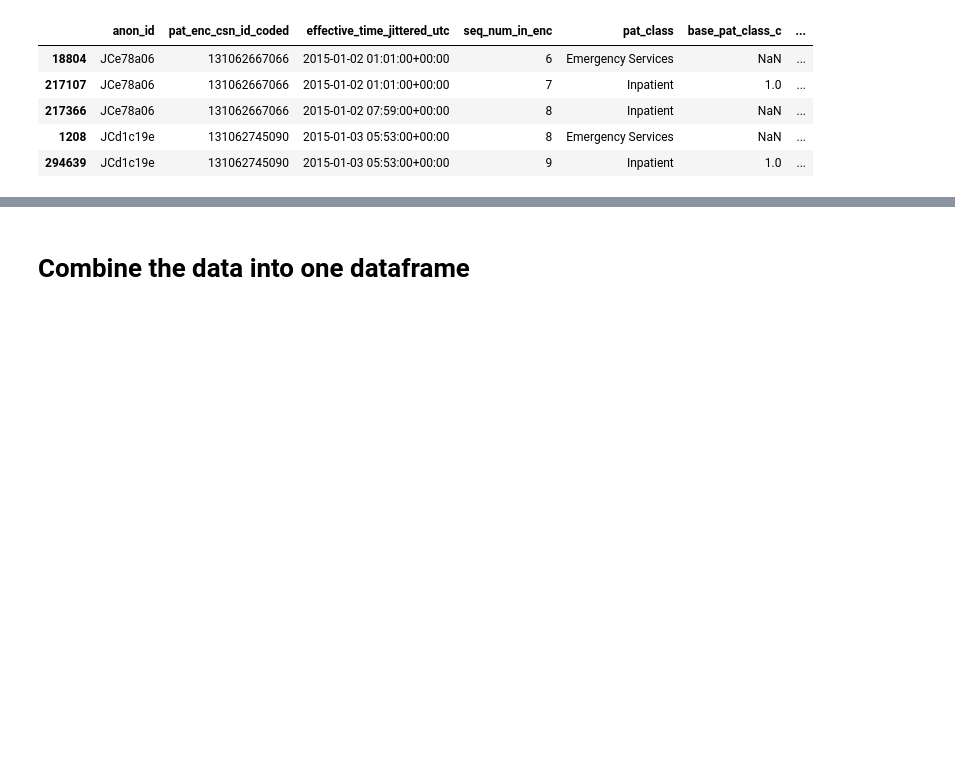
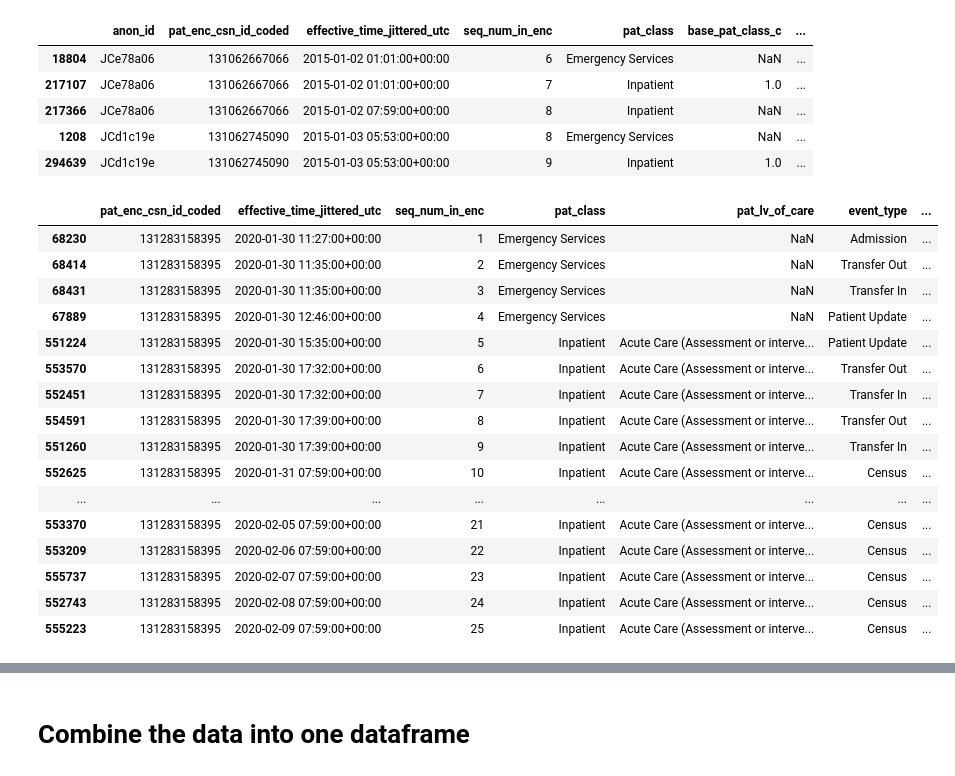
Before and after one commit to Minh084/TDA, a Jupyter notebook: 5_results_analysis/5.2_error_analysis.ipynb, the cells around one changed output, grey strips where cells are left out. Drawn from its saved outputs; the diff is of its cells as text; code cells hidden in the pictures; blank space fills up the shorter version.

```diff
--- a/5_results_analysis/5.2_error_analysis.ipynb
+++ b/5_results_analysis/5.2_error_analysis.ipynb
@@ -343,3 +343,26 @@ view_df(adt_results_24hr)
 | 217366 | JCe78a06 | 131062667066 | 2015-01-02 07:59:00+00:00 | 8 | Inpatient | NaN | ... |
 | 1208 | JCd1c19e | 131062745090 | 2015-01-03 05:53:00+00:00 | 8 | Emergency Services | NaN | ... |
 | 294639 | JCd1c19e | 131062745090 | 2015-01-03 05:53:00+00:00 | 9 | Inpatient | 1.0 | ... |
+# %%
+adt_admit[adt_admit.pat_enc_csn_id_coded == 131283158395][['pat_enc_csn_id_coded', 'effective_time_jittered_utc',
+                                                          'seq_num_in_enc', 'pat_class', 'pat_lv_of_care',
+                                                          'event_type', 'pat_service', 'admit_time',
+                                                          'time_since_admit']]
+# %% [output]
+|  | pat_enc_csn_id_coded | effective_time_jittered_utc | seq_num_in_enc | pat_class | pat_lv_of_care | event_type | ... |
+| 68230 | 131283158395 | 2020-01-30 11:27:00+00:00 | 1 | Emergency Services | NaN | Admission | ... |
+| 68414 | 131283158395 | 2020-01-30 11:35:00+00:00 | 2 | Emergency Services | NaN | Transfer Out | ... |
+| 68431 | 131283158395 | 2020-01-30 11:35:00+00:00 | 3 | Emergency Services | NaN | Transfer In | ... |
+| 67889 | 131283158395 | 2020-01-30 12:46:00+00:00 | 4 | Emergency Services | NaN | Patient Update | ... |
+| 551224 | 131283158395 | 2020-01-30 15:35:00+00:00 | 5 | Inpatient | Acute Care (Assessment or interve... | Patient Update | ... |
+| 553570 | 131283158395 | 2020-01-30 17:32:00+00:00 | 6 | Inpatient | Acute Care (Assessment or interve... | Transfer Out | ... |
+| 552451 | 131283158395 | 2020-01-30 17:32:00+00:00 | 7 | Inpatient | Acute Care (Assessment or interve... | Transfer In | ... |
+| 554591 | 131283158395 | 2020-01-30 17:39:00+00:00 | 8 | Inpatient | Acute Care (Assessment or interve... | Transfer Out | ... |
+| 551260 | 131283158395 | 2020-01-30 17:39:00+00:00 | 9 | Inpatient | Acute Care (Assessment or interve... | Transfer In | ... |
+| 552625 | 131283158395 | 2020-01-31 07:59:00+00:00 | 10 | Inpatient | Acute Care (Assessment or interve... | Census | ... |
+| ... | ... | ... | ... | ... | ... | ... | ... |
+| 553370 | 131283158395 | 2020-02-05 07:59:00+00:00 | 21 | Inpatient | Acute Care (Assessment or interve... | Census | ... |
+| 553209 | 131283158395 | 2020-02-06 07:59:00+00:00 | 22 | Inpatient | Acute Care (Assessment or interve... | Census | ... |
+| 555737 | 131283158395 | 2020-02-07 07:59:00+00:00 | 23 | Inpatient | Acute Care (Assessment or interve... | Census | ... |
+| 552743 | 131283158395 | 2020-02-08 07:59:00+00:00 | 24 | Inpatient | Acute Care (Assessment or interve... | Census | ... |
+| 555223 | 131283158395 | 2020-02-09 07:59:00+00:00 | 25 | Inpatient | Acute Care (Assessment or interve... | Census | ... |
```
Also changed, not shown: parts of 27 cells of this notebook.
